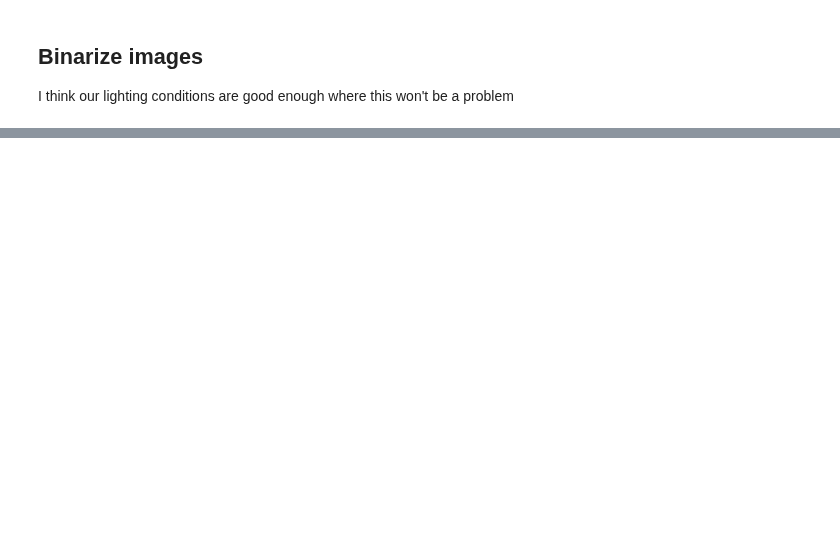
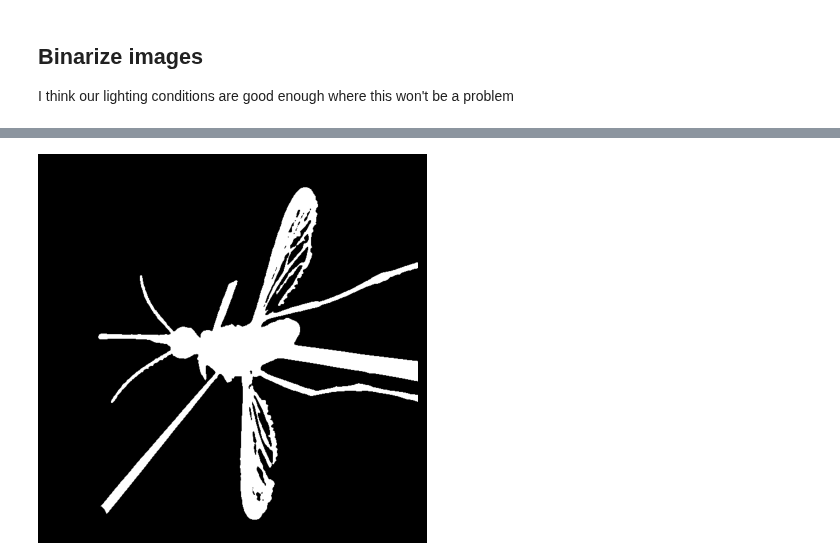
Before and after one commit to samcwhitehead/mosquito, a Jupyter notebook: scratch/analyze_highspeed_vid_scratch.ipynb, the cells around one changed output, grey strips where cells are left out. Saved outputs shown, nothing was run; the diff lists cells and outputs as text; code cells hidden in the pictures; blank space fills up the shorter version.

```diff
--- a/scratch/analyze_highspeed_vid_scratch.ipynb
+++ b/scratch/analyze_highspeed_vid_scratch.ipynb
@@ -96,0 +347,15 @@ ax.set_axis_off()
+# %%
+# take biggest component
+areas = [p['area'] for p in props]
+max_ind = np.argmax(np.asarray(areas))
+
+bw_trim = np.zeros_like(bw5)
+coords = props[max_ind]['coords']
+bw_trim[coords[:,0], coords[:,1]] = True
+
+fig, ax = plt.subplots()
+ax.imshow(bw_trim, cmap='grey')
+# ax.plot(320, 320, 'ro')
+ax.set_axis_off()
+# %% [output]
+[figure, added]
```
Also changed, not shown: parts of 41 cells of this notebook, 2 other files.
